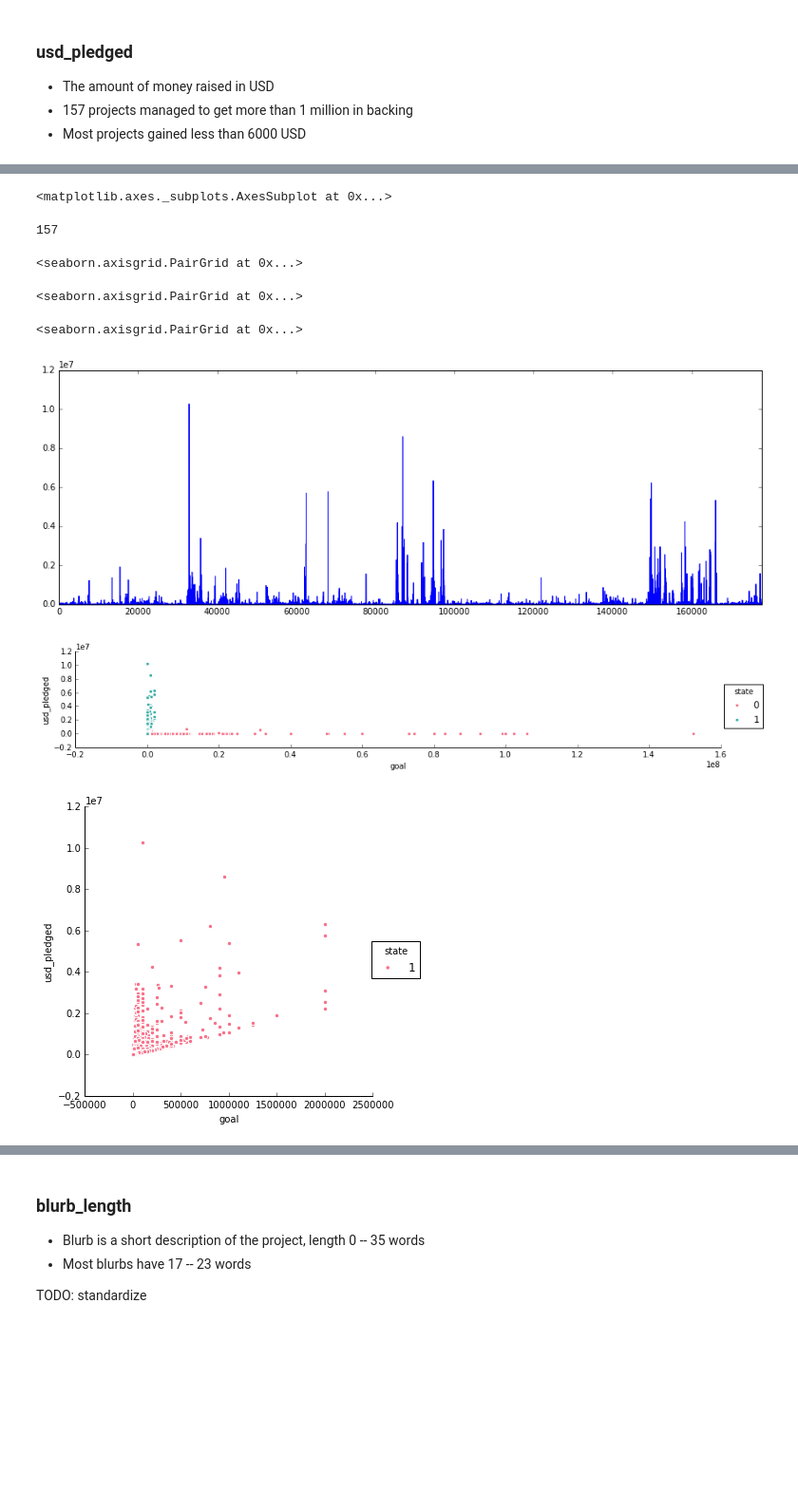
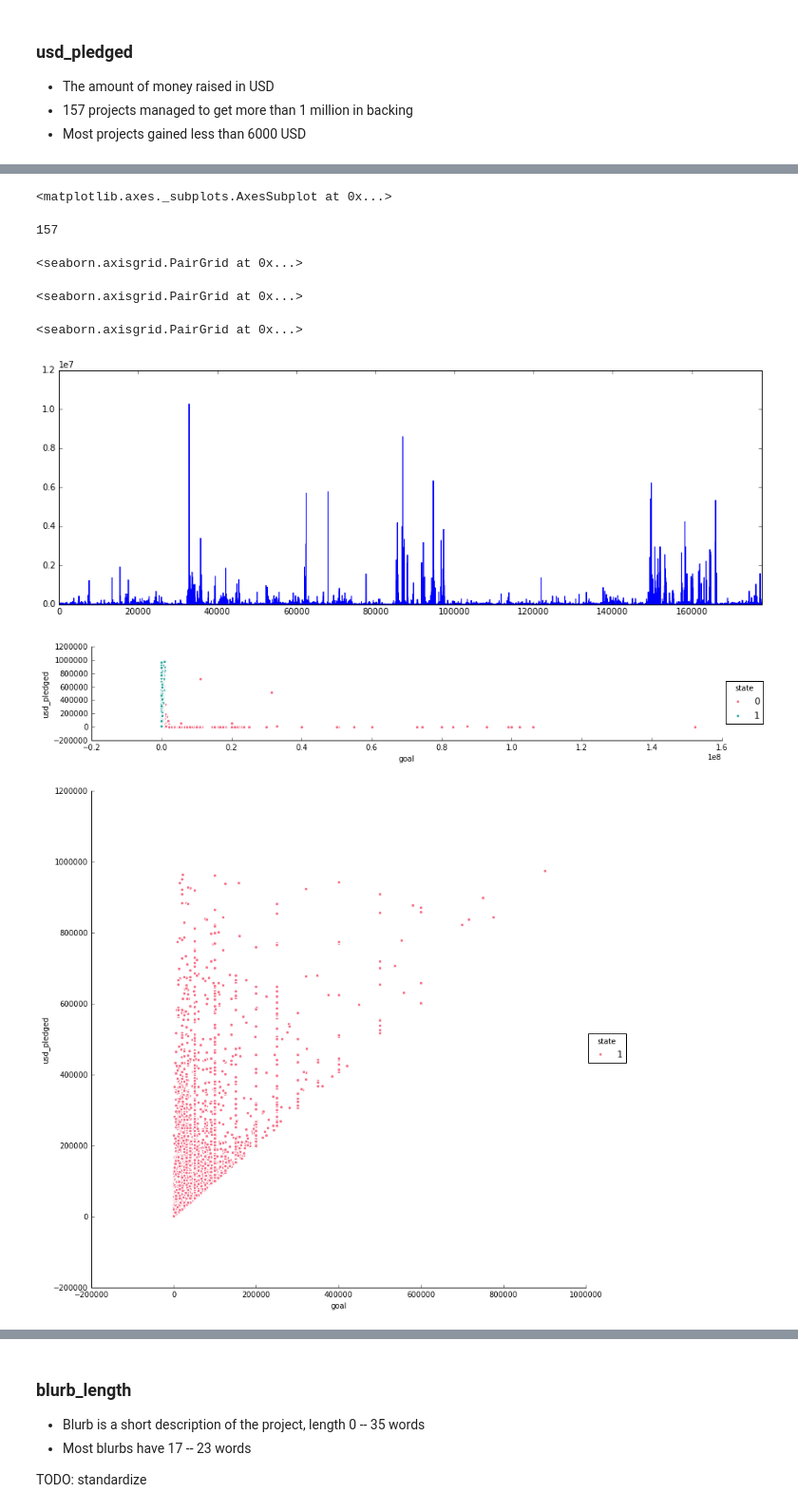
Before and after one commit to jaeeolma/ties445, a Jupyter notebook: Data exploration.ipynb, the cells around one changed output, grey strips where cells are left out. Shown at 95% size. Cells and saved outputs as stored; diff of their text form; code cells hidden in the pictures; blank space fills up the shorter version.

Commit message:
improved some plots

```diff
--- a/Data exploration.ipynb
+++ b/Data exploration.ipynb
@@ -158,29 +158,29 @@ goal over 1 mil: 643
 # %%
 df.usd_pledged.describe()
 
 df.usd_pledged.plot(figsize=(15,5))
 
 len(df.usd_pledged[df.usd_pledged > 1000000])
 
-# usd_pledged and goal
-sns.pairplot(train_df, x_vars=['goal'], y_vars=['usd_pledged'], hue='state', palette='husl', aspect=5)
-sns.pairplot(train_df[train_df.state == 1], x_vars=['goal'], y_vars=['usd_pledged'], hue='state', palette='husl', size=5)
-sns.pairplot(train_df[train_df.state == 0], x_vars=['goal'], y_vars=['usd_pledged'], hue='state', palette='husl', size=5)
+# usd_pledged and goal, pledged under 1 mil
+sns.pairplot(train_df[train_df.usd_pledged < 1000000], x_vars=['goal'], y_vars=['usd_pledged'], hue='state', palette='husl', aspect=5)
+sns.pairplot(train_df[(train_df.state == 1) & (train_df.usd_pledged < 1000000)], x_vars=['goal'], y_vars=['usd_pledged'], hue='state', palette='husl', size=10)
+sns.pairplot(train_df[(train_df.state == 0) & (train_df.usd_pledged < 1000000)], x_vars=['goal'], y_vars=['usd_pledged'], hue='state', palette='husl', size=10)
 # %% [output]
 count    1.777680e+05
 mean     1.065866e+04
 std      8.128235e+04
 min      0.000000e+00
 25%      6.852201e+01
 50%      1.226000e+03
 75%      5.550000e+03
 max      1.026685e+07
 Name: usd_pledged, dtype: float64
 <matplotlib.axes._subplots.AxesSubplot at 0x...>
 157
 <seaborn.axisgrid.PairGrid at 0x...>
 <seaborn.axisgrid.PairGrid at 0x...>
 <seaborn.axisgrid.PairGrid at 0x...>
 [figure]
-[figure, old version]
+[figure, new version]
-[figure, old version]
+[figure, new version]
```
Also changed, not shown: parts of 3 cells of this notebook.
